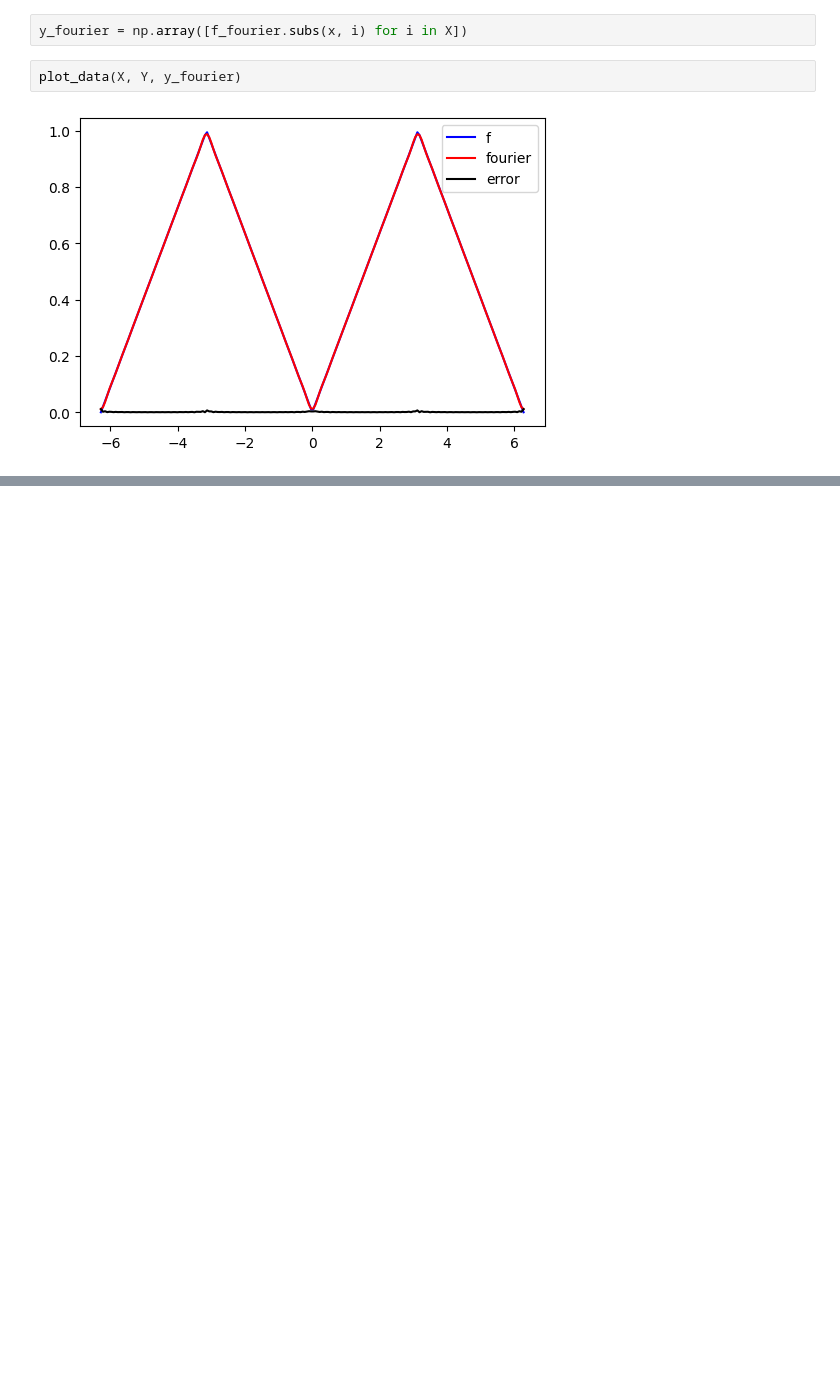
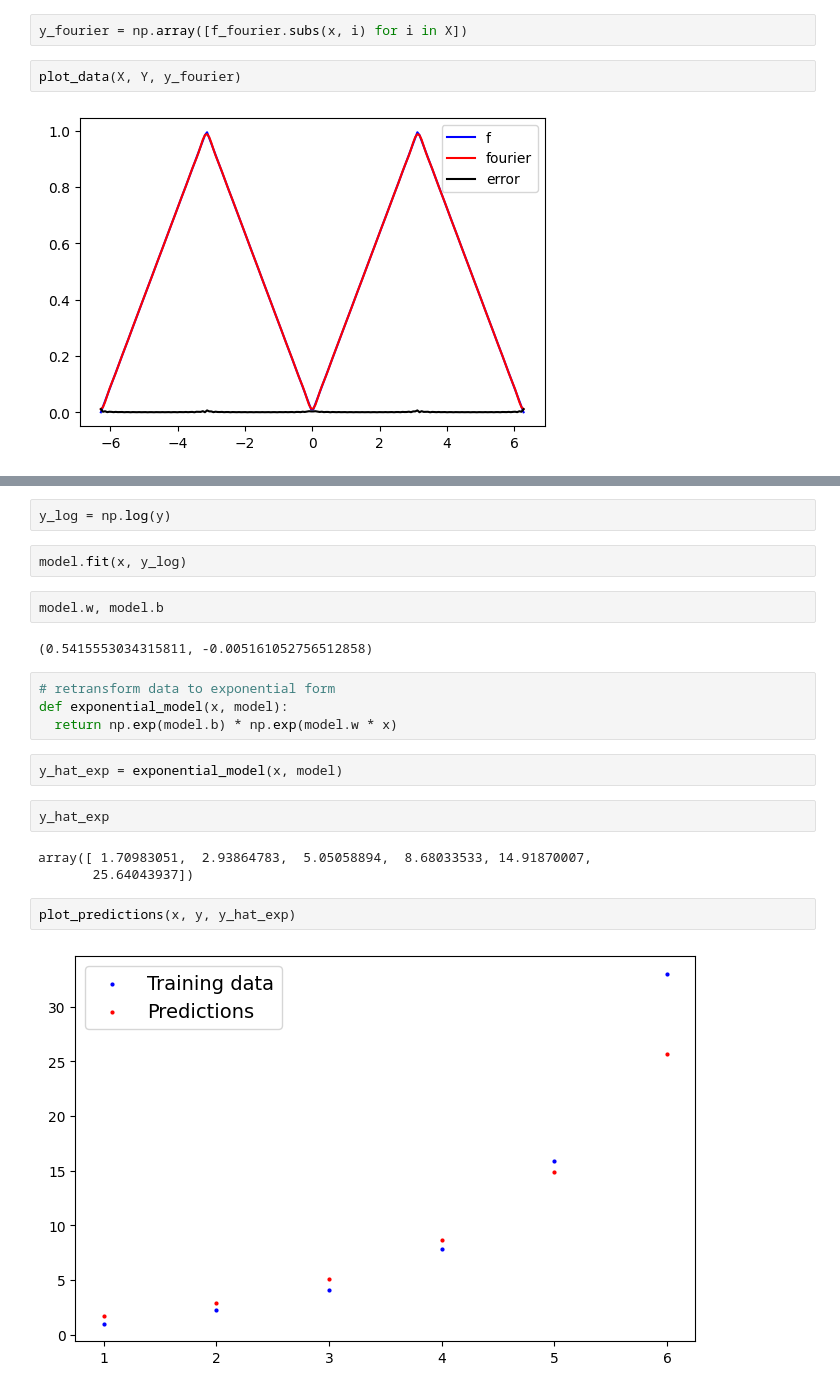
Before and after one commit to sinaapolo969/numericalAnalysis, a Jupyter notebook: numericalAnalysis.ipynb, the cells around one changed output, grey strips where cells are left out. Saved outputs shown, nothing was run; the diff lists cells and outputs as text; blank space fills up the shorter version.

Commit message:
implement exponential regression

```diff
--- a/numericalAnalysis.ipynb
+++ b/numericalAnalysis.ipynb
@@ -1287,0 +1349,23 @@ plot_data(X, Y, y_fourier)
+# %%
+y_log = np.log(y)
+# %%
+model.fit(x, y_log)
+# %%
+model.w, model.b
+# %% [output]
+(0.5415553034315811, -0.005161052756512858)
+# %%
+# retransform data to exponential form
+def exponential_model(x, model):
+  return np.exp(model.b) * np.exp(model.w * x)
+# %%
+y_hat_exp = exponential_model(x, model)
+# %%
+y_hat_exp
+# %% [output]
+array([ 1.70983051,  2.93864783,  5.05058894,  8.68033533, 14.91870007,
+       25.64043937])
+# %%
+plot_predictions(x, y, y_hat_exp)
+# %% [output]
+[figure, added]
```
Also changed, not shown: parts of 8 cells of this notebook.
